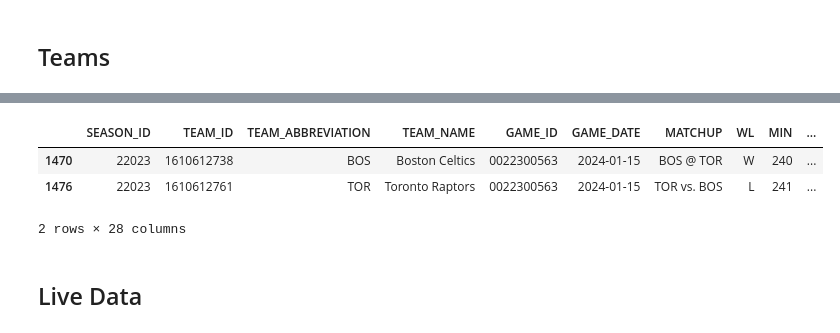
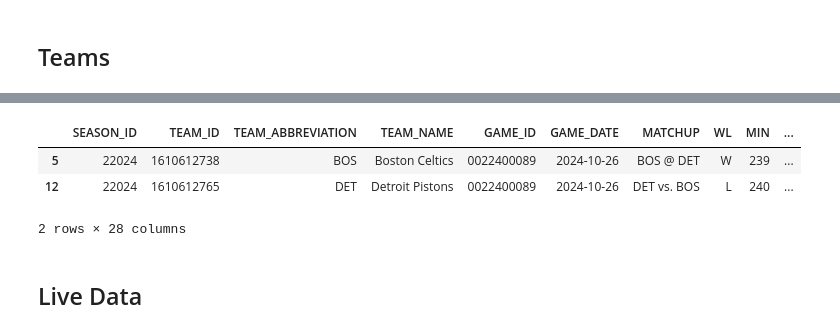
Before and after one commit to slevin48/NBA, a Jupyter notebook: notebook.ipynb, the cells around one changed output, grey strips where cells are left out. Cells and saved outputs as stored; diff of their text form; code cells hidden in the pictures.

```diff
--- a/notebook.ipynb
+++ b/notebook.ipynb
@@ -57,11 +52,11 @@ https://www.nba.com/game/bos-vs-was-0022400073
 # %%
-league_game_finder = leaguegamefinder.LeagueGameFinder(league_id_nullable='00', season_nullable='2023-24')
+league_game_finder = leaguegamefinder.LeagueGameFinder(league_id_nullable='00', season_nullable='2024-25')
 games = league_game_finder.get_data_frames()[0]
-games[games['GAME_ID'] == '0022300563']
+games[games['GAME_ID'] == '0022400089']
 # %% [output]
 |  | SEASON_ID | TEAM_ID | TEAM_ABBREVIATION | TEAM_NAME | GAME_ID | GAME_DATE | MATCHUP | WL | MIN | ... |
-| 1470 | 22023 | 1610612738 | BOS | Boston Celtics | 0022300563 | 2024-01-15 | BOS @ TOR | W | 240 | ... |
-| 1476 | 22023 | 1610612761 | TOR | Toronto Raptors | 0022300563 | 2024-01-15 | TOR vs. BOS | L | 241 | ... |
+| 5 | 22024 | 1610612738 | BOS | Boston Celtics | 0022400089 | 2024-10-26 | BOS @ DET | W | 239 | ... |
+| 12 | 22024 | 1610612765 | DET | Detroit Pistons | 0022400089 | 2024-10-26 | DET vs. BOS | L | 240 | ... |
 2 rows × 28 columns
 # %% [markdown]
 ## Live Data
```
Also changed, not shown: parts of 12 cells of this notebook, 5 other files.
